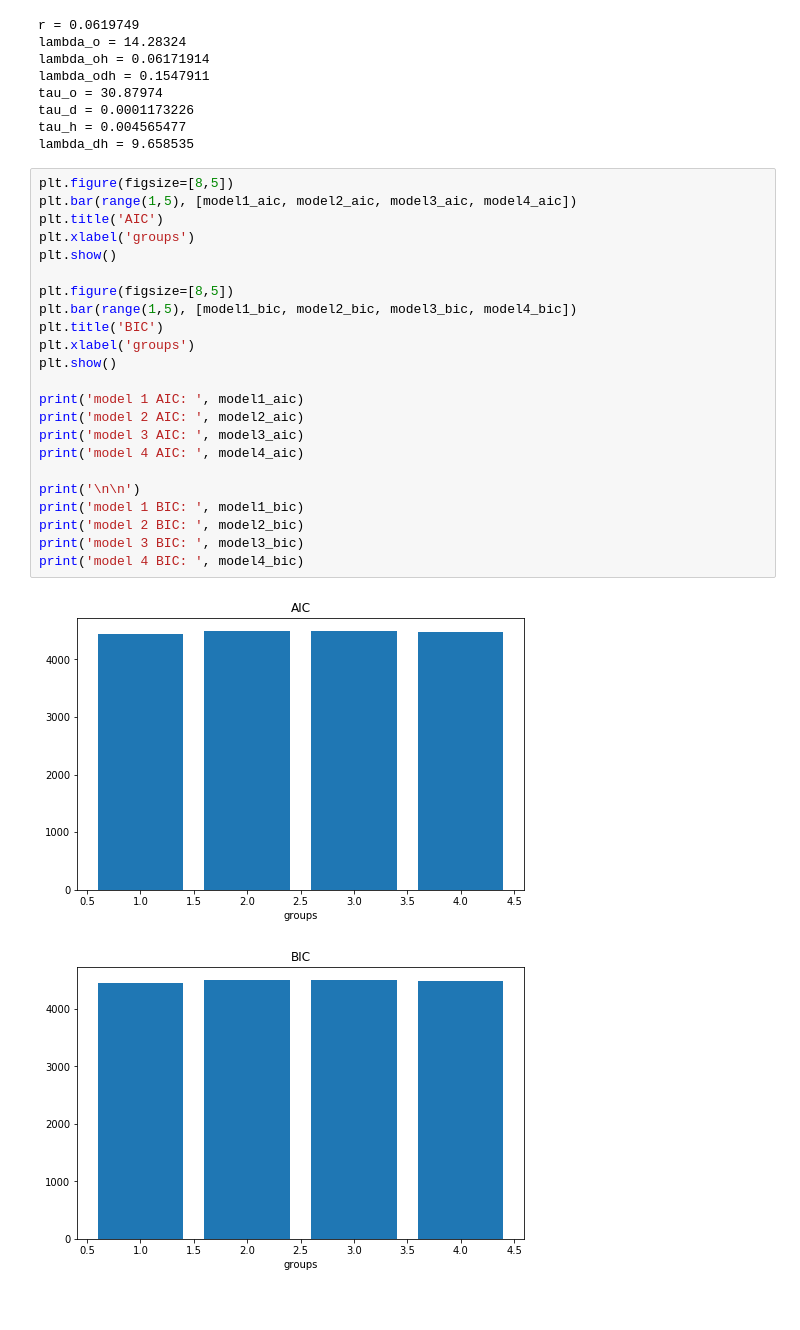
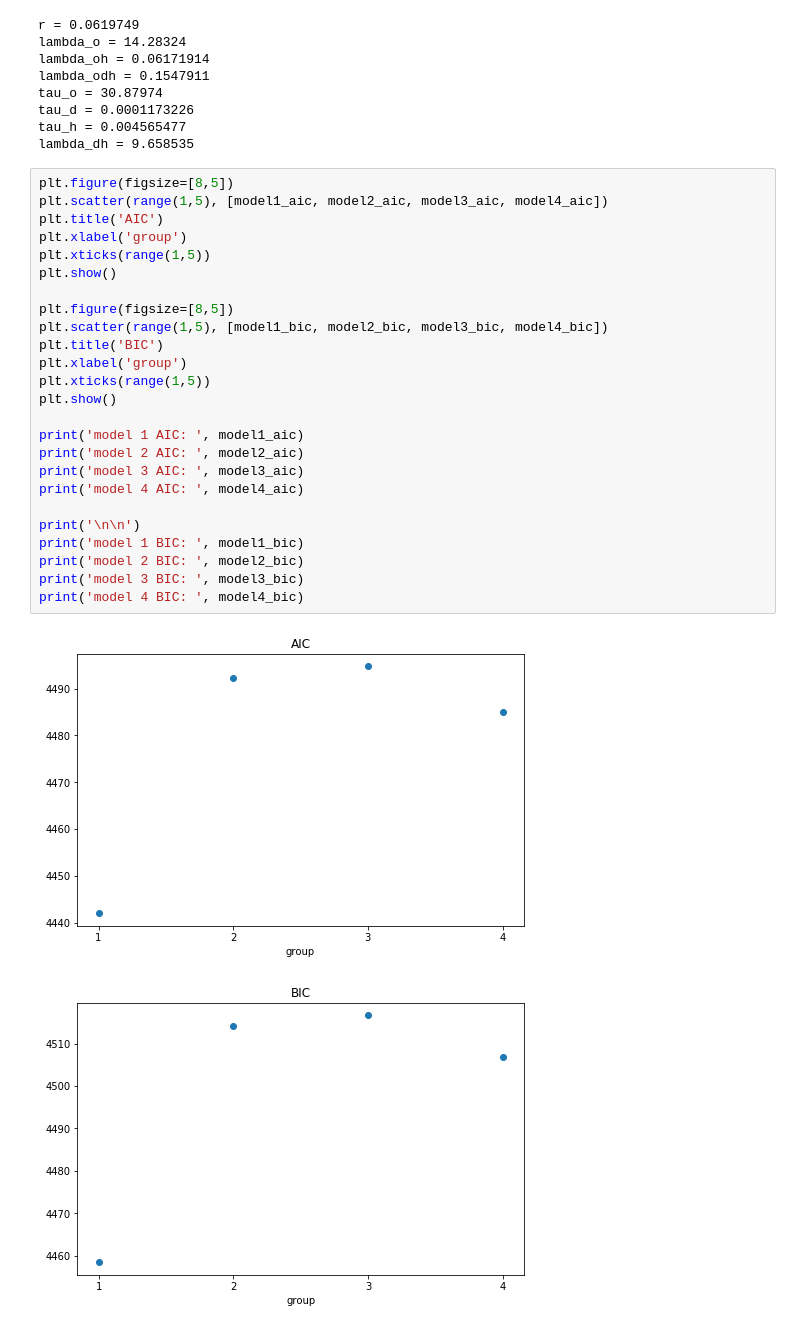
Before and after one commit to reidwyde/trazdox, a Jupyter notebook: model_building/AIC_BIC_visualizations.ipynb, the cells around one changed output. Saved outputs shown, nothing was run; the diff lists cells and outputs as text.

```diff
--- a/model_building/AIC_BIC_visualizations.ipynb
+++ b/model_building/AIC_BIC_visualizations.ipynb
@@ -99,30 +99,32 @@ tau_h = 0.004565477
 lambda_dh = 9.658535
 # %%
 plt.figure(figsize=[8,5])
-plt.bar(range(1,5), [model1_aic, model2_aic, model3_aic, model4_aic])
+plt.scatter(range(1,5), [model1_aic, model2_aic, model3_aic, model4_aic])
 plt.title('AIC')
-plt.xlabel('groups')
+plt.xlabel('group')
+plt.xticks(range(1,5))
 plt.show()
 
 plt.figure(figsize=[8,5])
-plt.bar(range(1,5), [model1_bic, model2_bic, model3_bic, model4_bic])
+plt.scatter(range(1,5), [model1_bic, model2_bic, model3_bic, model4_bic])
 plt.title('BIC')
-plt.xlabel('groups')
+plt.xlabel('group')
+plt.xticks(range(1,5))
 plt.show()
 
 print('model 1 AIC: ', model1_aic)
 print('model 2 AIC: ', model2_aic)
 print('model 3 AIC: ', model3_aic)
 print('model 4 AIC: ', model4_aic)
 
 print('\n\n')
 print('model 1 BIC: ', model1_bic)
 print('model 2 BIC: ', model2_bic)
 print('model 3 BIC: ', model3_bic)
 print('model 4 BIC: ', model4_bic)
 # %% [output]
-[figure, old version]
+[figure, new version]
-[figure, old version]
+[figure, new version]
 model 1 AIC:  4442.043815396384
 model 2 AIC:  4492.177828871754
 model 3 AIC:  4494.7392444930165
```
Also changed, not shown: parts of 1 cell of this notebook, 1 other file.
